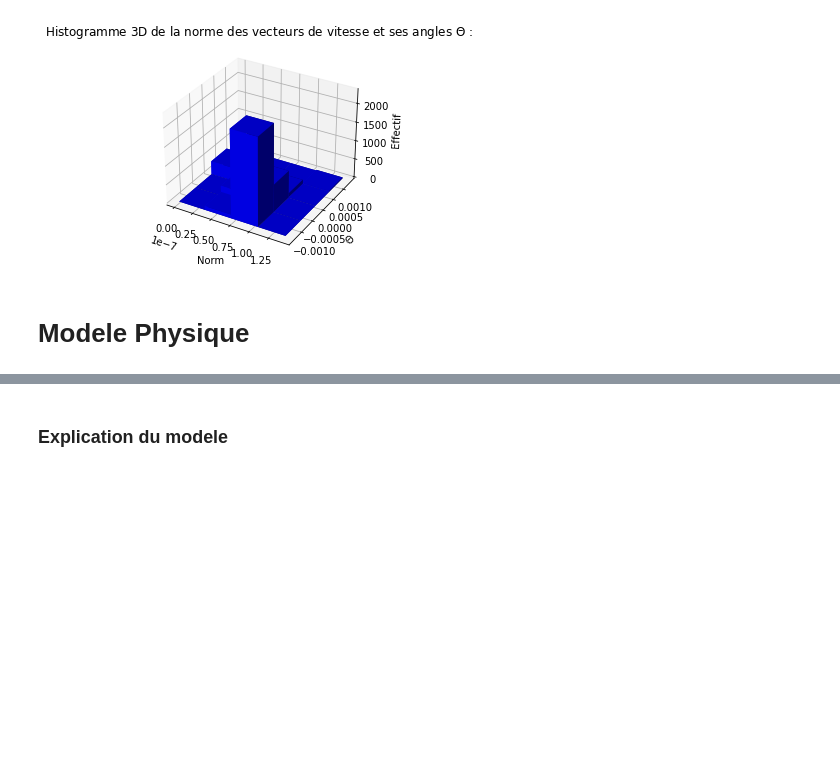
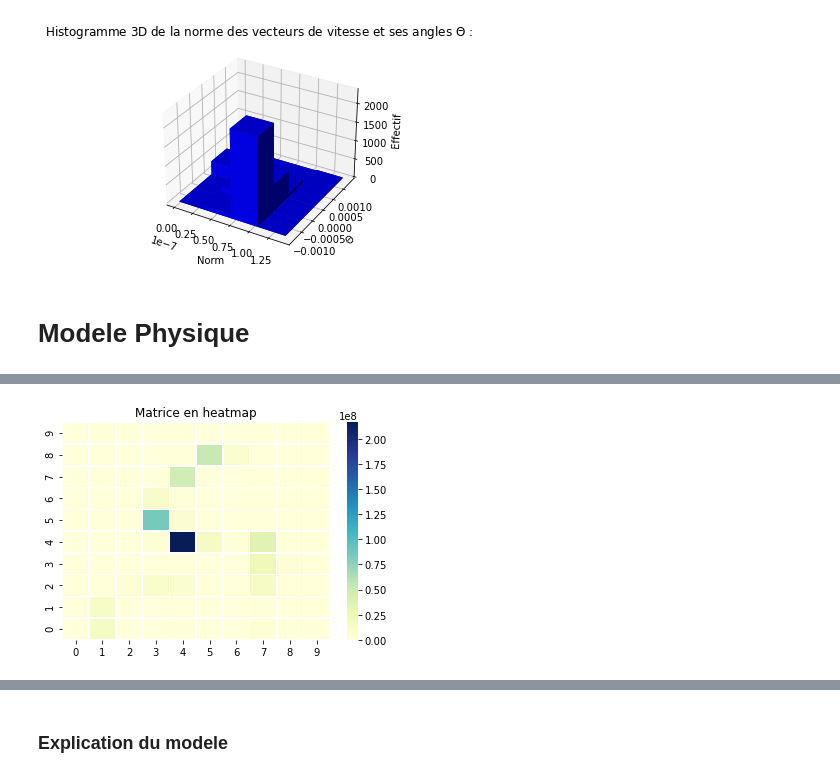
Before and after one commit to FZYUAN-1/pldac_interpolation, a Jupyter notebook: PLDAC PROJET GPS.ipynb, the cells around one changed output, grey strips where cells are left out. Saved outputs shown, nothing was run; the diff lists cells and outputs as text; code cells hidden in the pictures; blank space fills up the shorter version.

```diff
--- a/PLDAC PROJET GPS.ipynb
+++ b/PLDAC PROJET GPS.ipynb
@@ -419,0 +410,6 @@ plt.show()
+# %%
+#calcul_mat_err2
+mat_err = calcul_mat_err2(df, latitude_min, longitude_min, ecart_x, ecart_y)
+dv.afficher_mat(mat_err)
+# %% [output]
+[figure, added]
```
Also changed, not shown: parts of 20 cells of this notebook, 3 other files.
